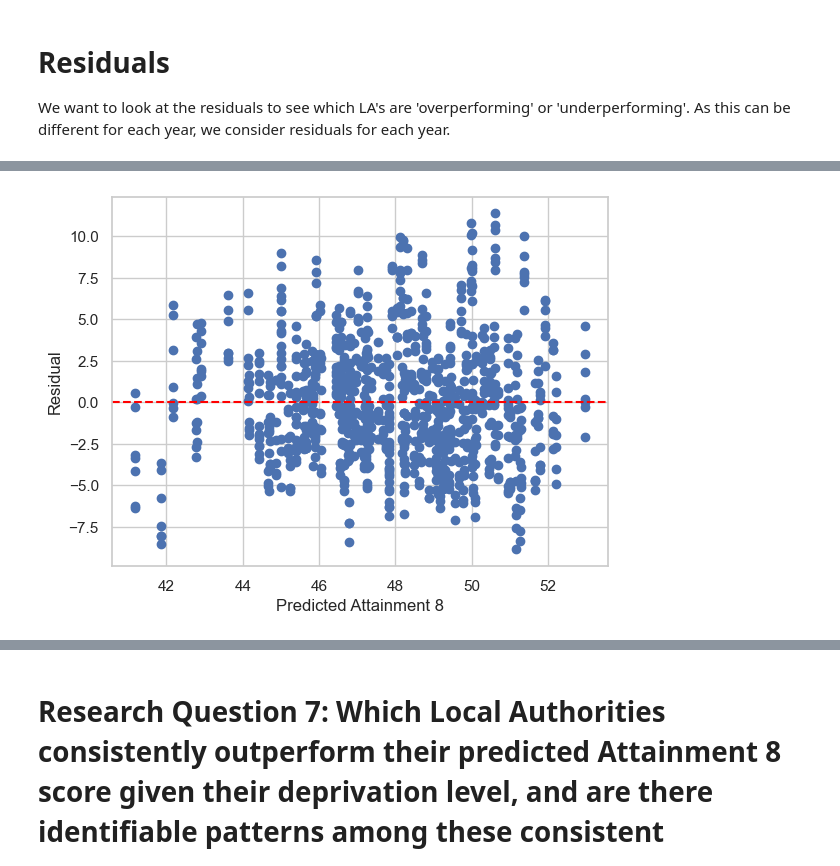
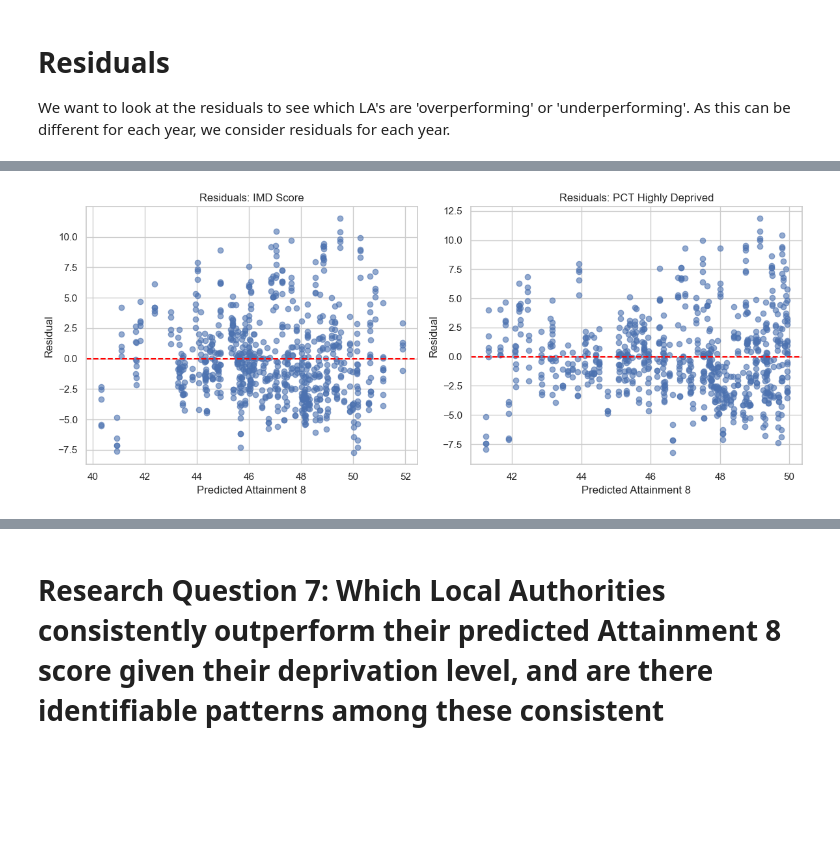
Before and after one commit to AislingLangston/CFG-DS-group-6-2026, a Jupyter notebook: RQ6.ipynb, the cells around one changed output, grey strips where cells are left out. Cells and saved outputs as stored; diff of their text form; code cells hidden in the pictures; blank space fills up the shorter version.

Commit message:
residual analysis and plotting, including updated highly deprived from Olesya

```diff
--- a/RQ6.ipynb
+++ b/RQ6.ipynb
@@ -111,25 +112,34 @@ for y_col in y_columns:
 # %%
 # Residuals
 # Fit linear regression of attainment8 on imd_score
 # Residuals are positive when a LA 'outperforms, negative when it 'underperforms'
 
-def residuals(df):
+def residuals(df, deprivation_col):
     df = df.copy()
-    coeffs = np.polyfit(df['imd_score'], df['attainment8_average'], 1)
+    coeffs = np.polyfit(df[deprivation_col], df['attainment8_average'], 1)
     slope, intercept = coeffs
-    df['predicted_a8'] = intercept + slope * df['imd_score']
+    df['predicted_a8'] = intercept + slope * df[deprivation_col]
     df['residual'] = df['attainment8_average'] - df['predicted_a8']
-
     return df
 
-testing_residuals = residuals(total_dataset)
-testing_residuals.head()
+df_residuals_imd = residuals(df_examined, 'imd_score')
+df_residuals_pct = residuals(df_examined, 'pct_highly_deprived')
 
-plt.scatter(testing_residuals['predicted_a8'],
-            testing_residuals['residual'])
-plt.axhline(0, color='red', linestyle='--')
-plt.xlabel('Predicted Attainment 8')
-plt.ylabel('Residual')
+fig, axes = plt.subplots(1, 2, figsize=(12, 5))
+
+axes[0].scatter(df_residuals_imd['predicted_a8'], df_residuals_imd['residual'], alpha=0.6)
+axes[0].axhline(0, color='red', linestyle='--')
+axes[0].set_xlabel('Predicted Attainment 8')
+axes[0].set_ylabel('Residual')
+axes[0].set_title('Residuals: IMD Score')
+
+axes[1].scatter(df_residuals_pct['predicted_a8'], df_residuals_pct['residual'], alpha=0.6)
+axes[1].axhline(0, color='red', linestyle='--')
+axes[1].set_xlabel('Predicted Attainment 8')
+axes[1].set_ylabel('Residual')
+axes[1].set_title('Residuals: PCT Highly Deprived')
+
+plt.tight_layout()
 plt.show()
 # %% [output]
-[figure, old version]
+[figure, new version]
```
Also changed, not shown: parts of 6 cells of this notebook, 1 other file.
